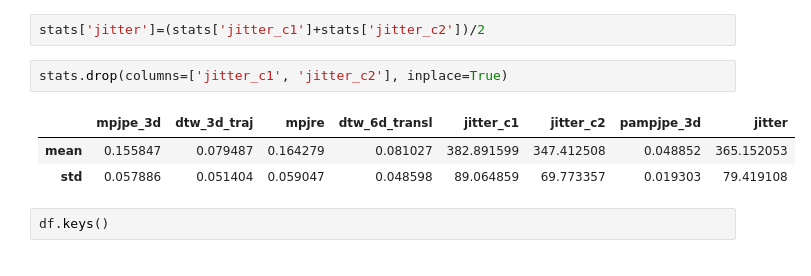
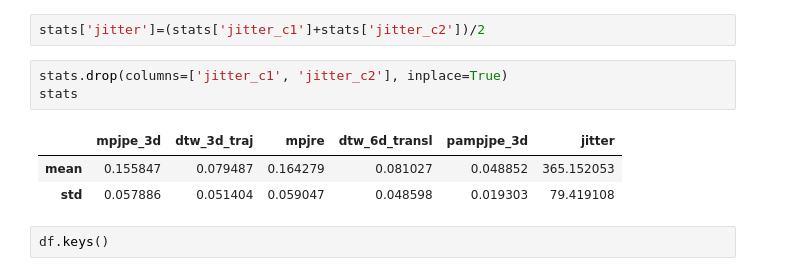
Before and after one commit to Rui1818/3d_motion_generation_cp, a Jupyter notebook: stats.ipynb, the cells around one changed output. Saved outputs shown, nothing was run; the diff lists cells and outputs as text.

```diff
--- a/stats.ipynb
+++ b/stats.ipynb
@@ -458,10 +463,11 @@ stats
 stats['jitter']=(stats['jitter_c1']+stats['jitter_c2'])/2
 # %%
 stats.drop(columns=['jitter_c1', 'jitter_c2'], inplace=True)
+stats
 # %% [output]
-|  | mpjpe_3d | dtw_3d_traj | mpjre | dtw_6d_transl | jitter_c1 | jitter_c2 | pampjpe_3d | jitter |
-| mean | 0.155847 | 0.079487 | 0.164279 | 0.081027 | 382.891599 | 347.412508 | 0.048852 | 365.152053 |
-| std | 0.057886 | 0.051404 | 0.059047 | 0.048598 | 89.064859 | 69.773357 | 0.019303 | 79.419108 |
+|  | mpjpe_3d | dtw_3d_traj | mpjre | dtw_6d_transl | pampjpe_3d | jitter |
+| mean | 0.155847 | 0.079487 | 0.164279 | 0.081027 | 0.048852 | 365.152053 |
+| std | 0.057886 | 0.051404 | 0.059047 | 0.048598 | 0.019303 | 79.419108 |
 # %%
 df.keys()
 # %% [output]
```
Also changed, not shown: parts of 2 cells of this notebook, 4 other files.
